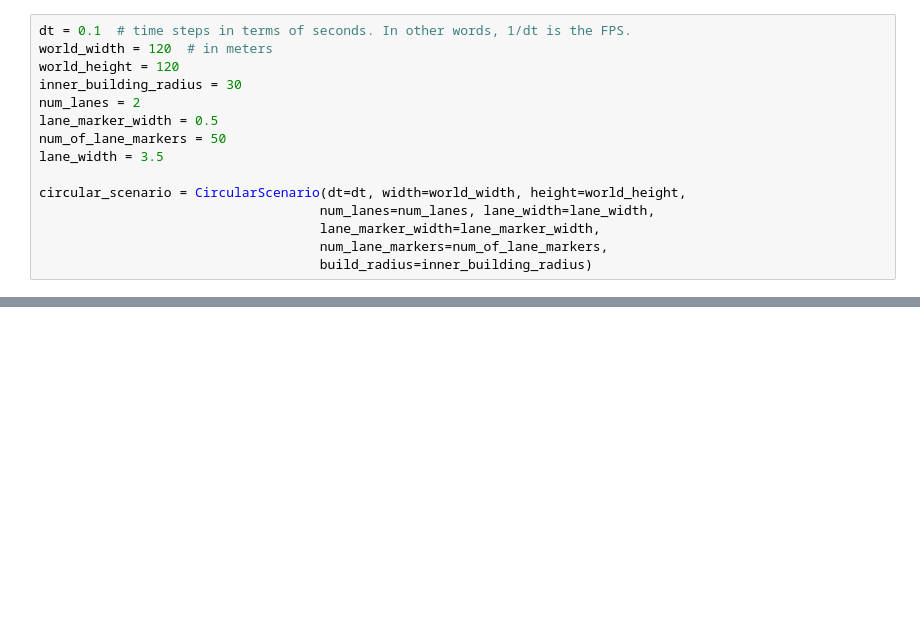
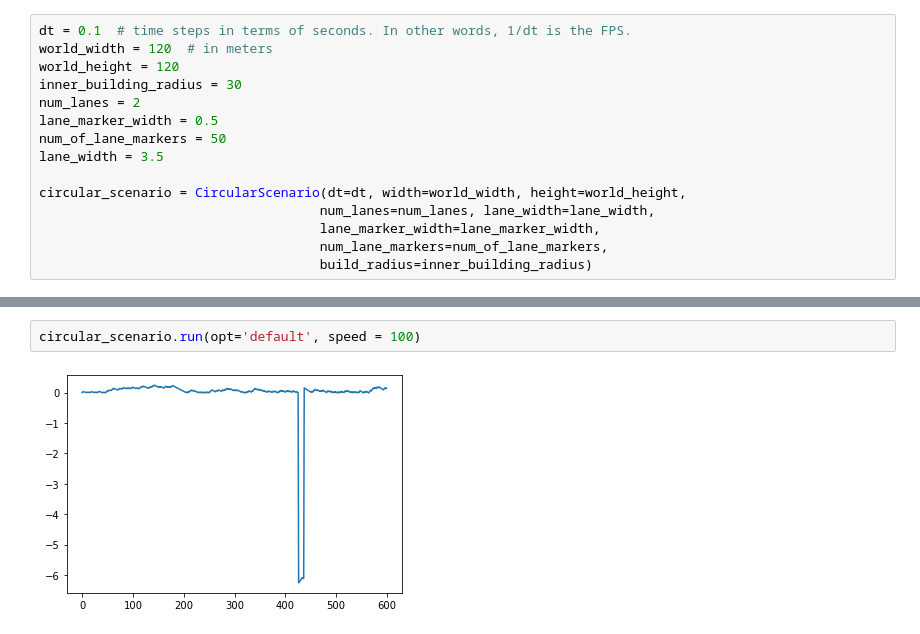
Before and after one commit to drkostas/Machine-Learning-Algorithms, a Jupyter notebook: Project5.ipynb, the cells around one changed output, grey strips where cells are left out. Drawn from its saved outputs; the diff is of its cells as text; blank space fills up the shorter version.

```diff
--- a/Project5.ipynb
+++ b/Project5.ipynb
@@ -401,0 +382,4 @@ Training epoch: 3902
+# %%
+circular_scenario.run(opt='default', speed = 100)
+# %% [output]
+[figure, added]
```
Also changed, not shown: parts of 4 cells of this notebook, 3 other files.
